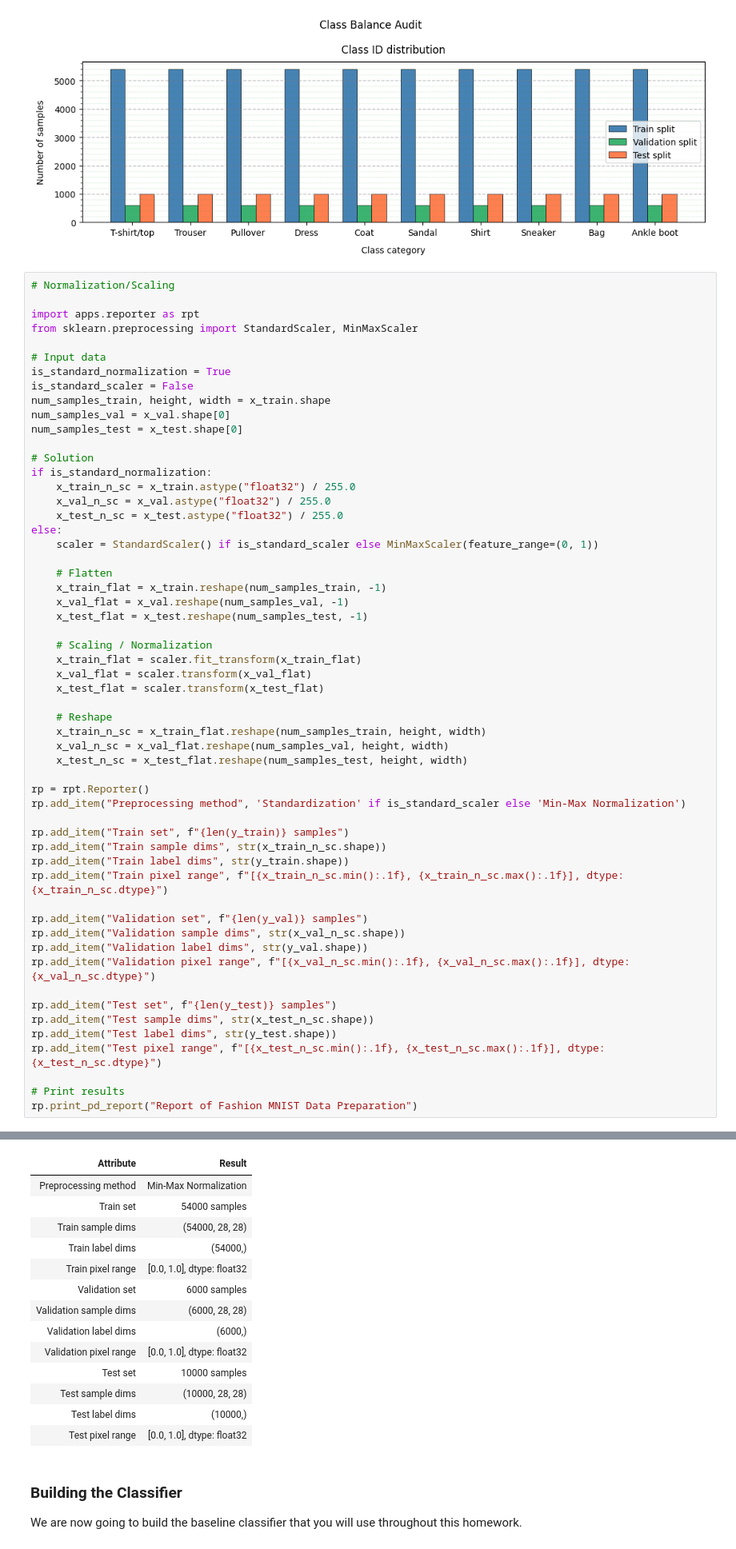
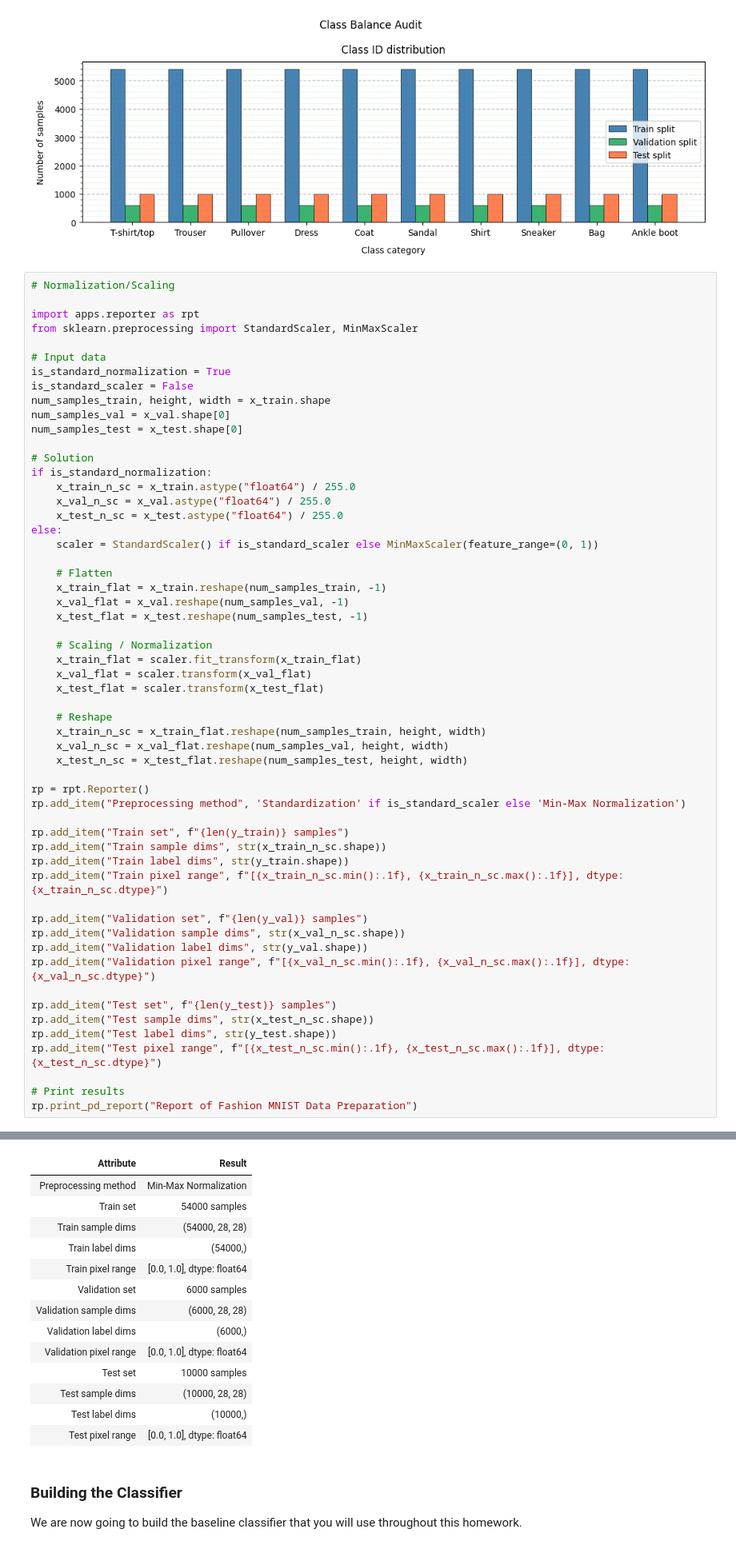
Before and after one commit to BogdanPinchuk/ComputerVision-PBY_HW15, a Jupyter notebook: Bohdan_Pinchuk_CV_HW15.ipynb, the cells around one changed output, grey strips where cells are left out. Shown at 80% size. Saved outputs shown, nothing was run; the diff lists cells and outputs as text.

```diff
--- a/Bohdan_Pinchuk_CV_HW15.ipynb
+++ b/Bohdan_Pinchuk_CV_HW15.ipynb
@@ -334,9 +334,9 @@ num_samples_test = x_test.shape[0]
 
 # Solution
 if is_standard_normalization:
-    x_train_n_sc = x_train.astype("float32") / 255.0
-    x_val_n_sc = x_val.astype("float32") / 255.0
-    x_test_n_sc = x_test.astype("float32") / 255.0
+    x_train_n_sc = x_train.astype("float64") / 255.0
+    x_val_n_sc = x_val.astype("float64") / 255.0
+    x_test_n_sc = x_test.astype("float64") / 255.0
 else:
     scaler = StandardScaler() if is_standard_scaler else MinMaxScaler(feature_range=(0, 1))
 
@@ -355,42 +355,42 @@ else:
     x_val_n_sc = x_val_flat.reshape(num_samples_val, height, width)
     x_test_n_sc = x_test_flat.reshape(num_samples_test, height, width)
 
 rp = rpt.Reporter()
 rp.add_item("Preprocessing method", 'Standardization' if is_standard_scaler else 'Min-Max Normalization')
 
 rp.add_item("Train set", f"{len(y_train)} samples")
 rp.add_item("Train sample dims", str(x_train_n_sc.shape))
 rp.add_item("Train label dims", str(y_train.shape))
 rp.add_item("Train pixel range", f"[{x_train_n_sc.min():.1f}, {x_train_n_sc.max():.1f}], dtype: {x_train_n_sc.dtype}")
 
 rp.add_item("Validation set", f"{len(y_val)} samples")
 rp.add_item("Validation sample dims", str(x_val_n_sc.shape))
 rp.add_item("Validation label dims", str(y_val.shape))
 rp.add_item("Validation pixel range", f"[{x_val_n_sc.min():.1f}, {x_val_n_sc.max():.1f}], dtype: {x_val_n_sc.dtype}")
 
 rp.add_item("Test set", f"{len(y_test)} samples")
 rp.add_item("Test sample dims", str(x_test_n_sc.shape))
 rp.add_item("Test label dims", str(y_test.shape))
 rp.add_item("Test pixel range", f"[{x_test_n_sc.min():.1f}, {x_test_n_sc.max():.1f}], dtype: {x_test_n_sc.dtype}")
 
 # Print results
 rp.print_pd_report("Report of Fashion MNIST Data Preparation")
 # %% [output]
 Report of Fashion MNIST Data Preparation
 | Attribute | Result |
 | Preprocessing method | Min-Max Normalization |
 | Train set | 54000 samples |
 | Train sample dims | (54000, 28, 28) |
 | Train label dims | (54000,) |
-| Train pixel range | [0.0, 1.0], dtype: float32 |
+| Train pixel range | [0.0, 1.0], dtype: float64 |
 | Validation set | 6000 samples |
 | Validation sample dims | (6000, 28, 28) |
 | Validation label dims | (6000,) |
-| Validation pixel range | [0.0, 1.0], dtype: float32 |
+| Validation pixel range | [0.0, 1.0], dtype: float64 |
 | Test set | 10000 samples |
 | Test sample dims | (10000, 28, 28) |
 | Test label dims | (10000,) |
-| Test pixel range | [0.0, 1.0], dtype: float32 |
+| Test pixel range | [0.0, 1.0], dtype: float64 |
 # %% [markdown]
 ### Building the Classifier
 
```
